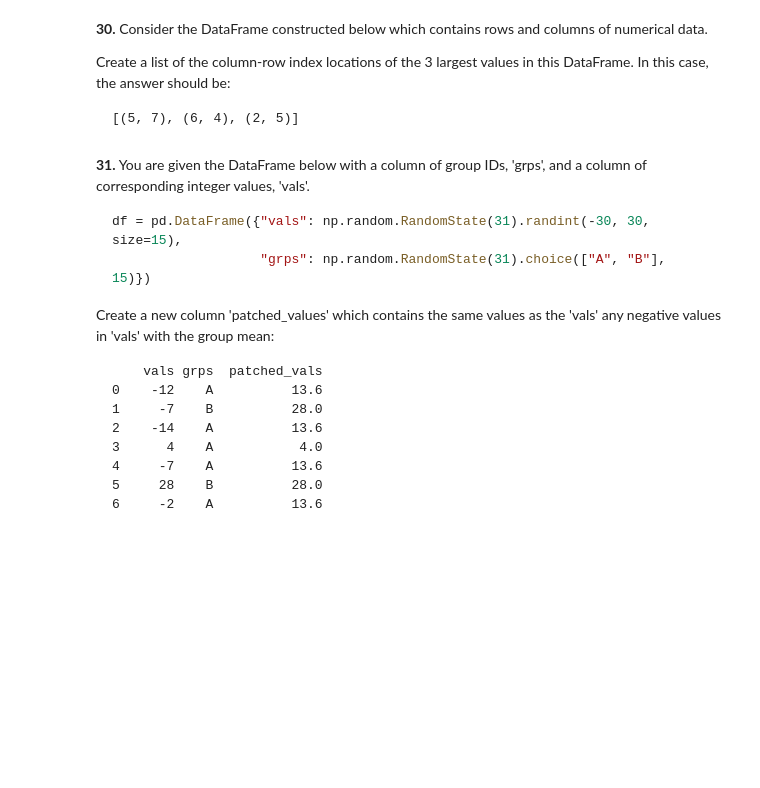
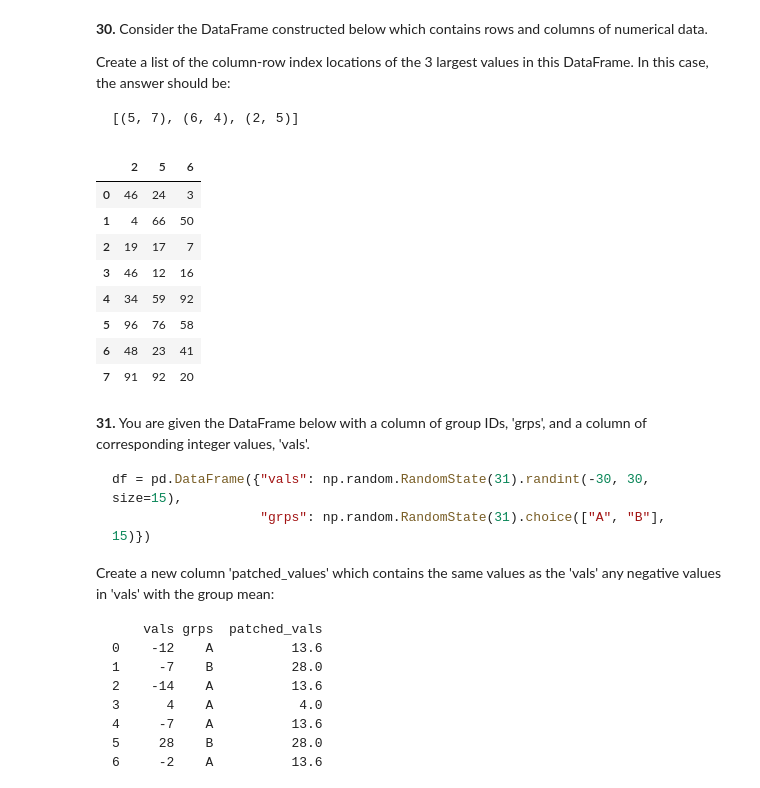
Before and after one commit to Michael-not/60_pandas_puzzles, a Jupyter notebook: 60_pandas_puzzles.ipynb, the cells around one changed output. Cells and saved outputs as stored; diff of their text form; code cells hidden in the pictures; blank space fills up the shorter version.

```diff
--- a/60_pandas_puzzles.ipynb
+++ b/60_pandas_puzzles.ipynb
@@ -495,3 +493,18 @@ df = pd.DataFrame(np.random.RandomState(30).randint(1, 101, size=(8, 8)))
+# %%
+df = pd.DataFrame(np.random.RandomState(30).randint(1, 101, size=(8, 8)))
+df.max().nlargest(3).index.tolist()  # Get the column names of the top 3 max values
+#df.loc[df["2"]] # Get the rows corresponding to those columns
+df.iloc[:, df.max().nlargest(3).index] # still trying
+# %% [output]
+|  | 2 | 5 | 6 |
+| 0 | 46 | 24 | 3 |
+| 1 | 4 | 66 | 50 |
+| 2 | 19 | 17 | 7 |
+| 3 | 46 | 12 | 16 |
+| 4 | 34 | 59 | 92 |
+| 5 | 96 | 76 | 58 |
+| 6 | 48 | 23 | 41 |
+| 7 | 91 | 92 | 20 |
 # %% [markdown]
 **31.** You are given the DataFrame below with a column of group IDs, 'grps', and a column of corresponding integer values, 'vals'.
 
```
Also changed, not shown: parts of 1 cell of this notebook.
